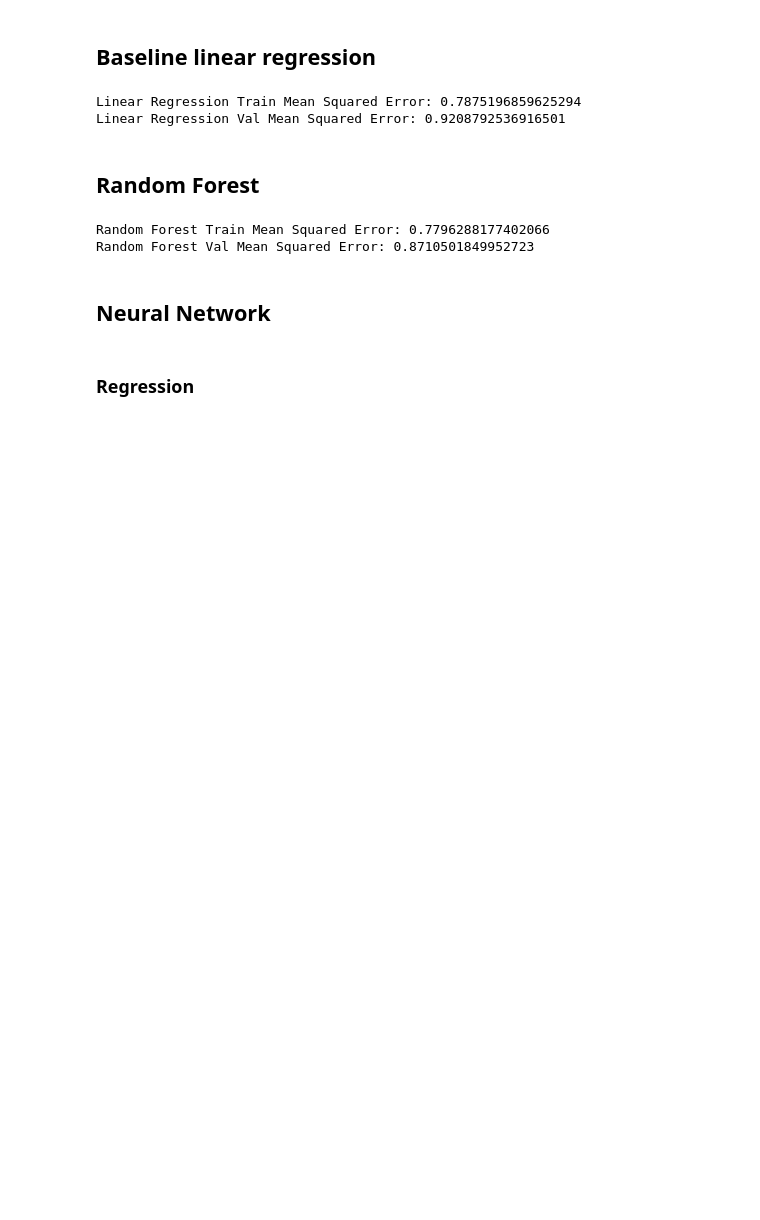
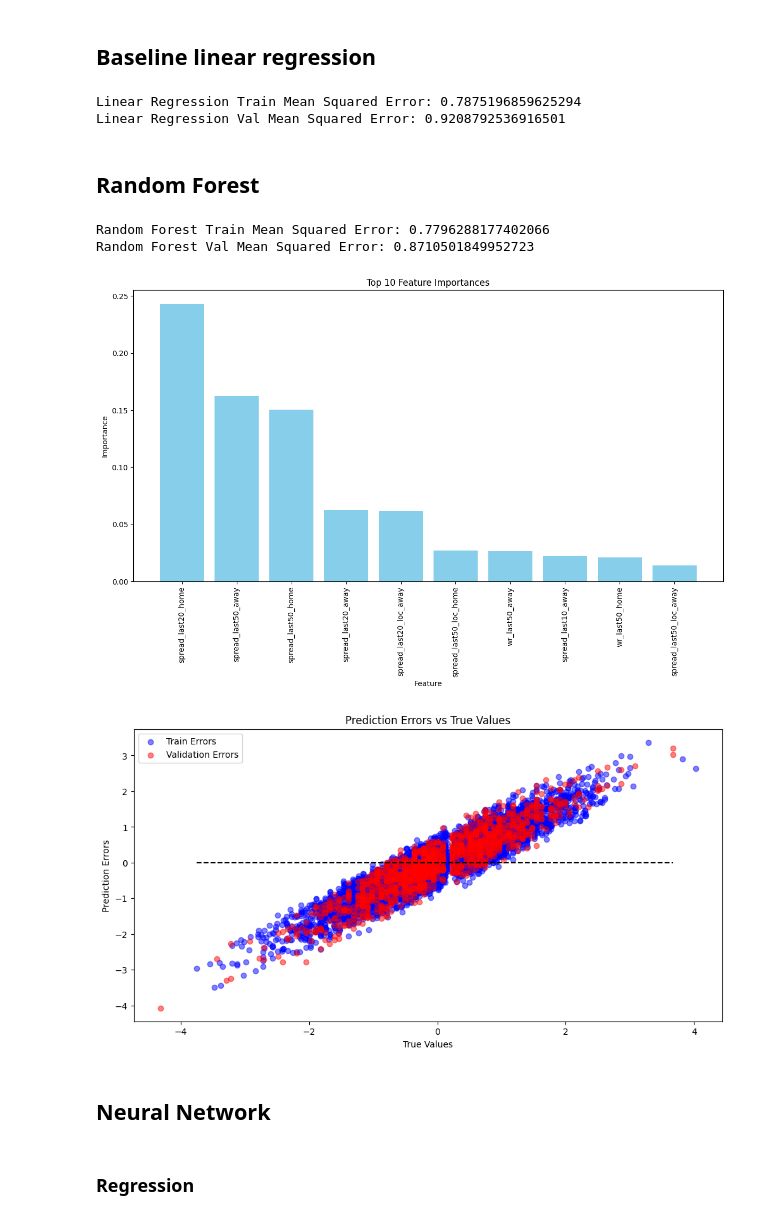
Before and after one commit to dliang5299/MIDS-207-Final-Project, a Jupyter notebook: Model_Testing.ipynb, the cells around one changed output. Cells and saved outputs as stored; diff of their text form; code cells hidden in the pictures; blank space fills up the shorter version.

```diff
--- a/Model_Testing.ipynb
+++ b/Model_Testing.ipynb
@@ -128,6 +125,38 @@ print(f'Random Forest Val Mean Squared Error: {mse_rf_val}')
 # %% [output]
 Random Forest Train Mean Squared Error: 0.7796288177402066
 Random Forest Val Mean Squared Error: 0.8710501849952723
+# %%
+# Feature Importance
+importances = rf_model.feature_importances_
+indices = np.argsort(importances)[::-1]
+top_indices = indices[:10]
+
+# Plot feature importances
+plt.figure(figsize=(12, 8))
+plt.title('Top 10 Feature Importances')
+plt.bar(range(10), importances[top_indices], align='center', color='skyblue')
+plt.xticks(range(10), [X_train.columns[i] for i in top_indices], rotation=90)
+plt.xlabel('Feature')
+plt.ylabel('Importance')
+plt.tight_layout()
+plt.show()
+
+# Errors plot
+errors_train = y_train - y_pred_rf_train
+errors_val = y_val - y_pred_rf_val
+
+plt.figure(figsize=(12, 6))
+plt.scatter(y_train, errors_train, color='blue', label='Train Errors', alpha=0.5)
+plt.scatter(y_val, errors_val, color='red', label='Validation Errors', alpha=0.5)
+plt.hlines(0, min(y_train), max(y_val), colors='k', linestyles='dashed')
+plt.xlabel('True Values')
+plt.ylabel('Prediction Errors')
+plt.title('Prediction Errors vs True Values')
+plt.legend()
+plt.show()
+# %% [output]
+[figure, added]
+[figure, added]
 # %% [markdown]
 ## Neural Network
 # %% [markdown]
```
Also changed, not shown: parts of 21 cells of this notebook.
